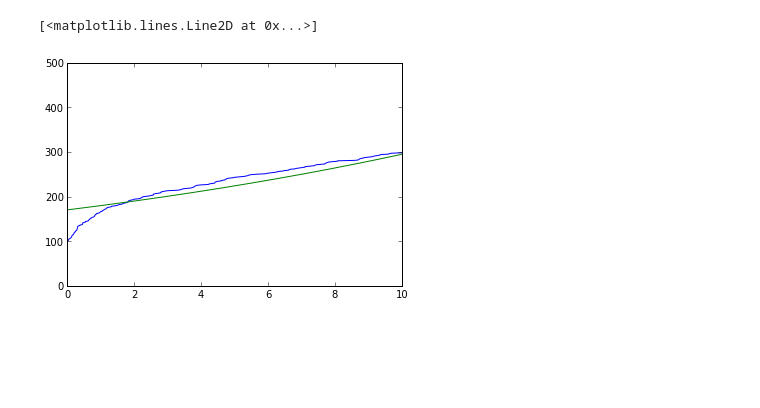
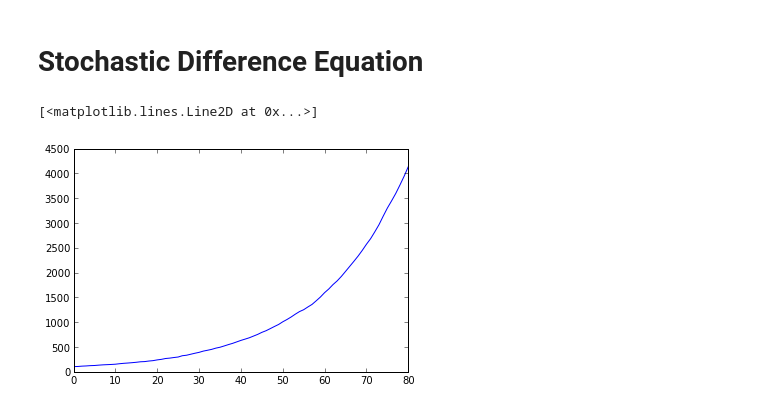
Before and after one commit to tmbdev-teaching/teaching-simso, a Jupyter notebook: 60-differential-equations.ipynb, the cells around one changed output. Saved outputs shown, nothing was run; the diff lists cells and outputs as text; code cells hidden in the pictures; blank space fills up the shorter version.

```diff
--- a/60-differential-equations.ipynb
+++ b/60-differential-equations.ipynb
@@ -47,8 +68,15 @@ plot(t,exp(0.052*t+log(170.0)))
-# %%
-growth = array(growth)
-xlim((0,10)); ylim((0,500))
-plot(t,p)
-plot(t,exp(0.055*t+log(170.0)))
-# %% [output]
-[<matplotlib.lines.Line2D at 0x...>]
-[figure, removed]
+# %% [markdown]
+# Stochastic Difference Equation
+# %%
+population = 100
+times = []
+p = []
+for t in linspace(0,80,81):
+    population = population + poisson.rvs(0.05 * population)
+    times.append(t)
+    p.append(population)
+# %%
+plot(times,p)
+# %% [output]
+[<matplotlib.lines.Line2D at 0x...>]
+[figure, added]
```
Also changed, not shown: parts of 32 cells of this notebook, 1 other file.
